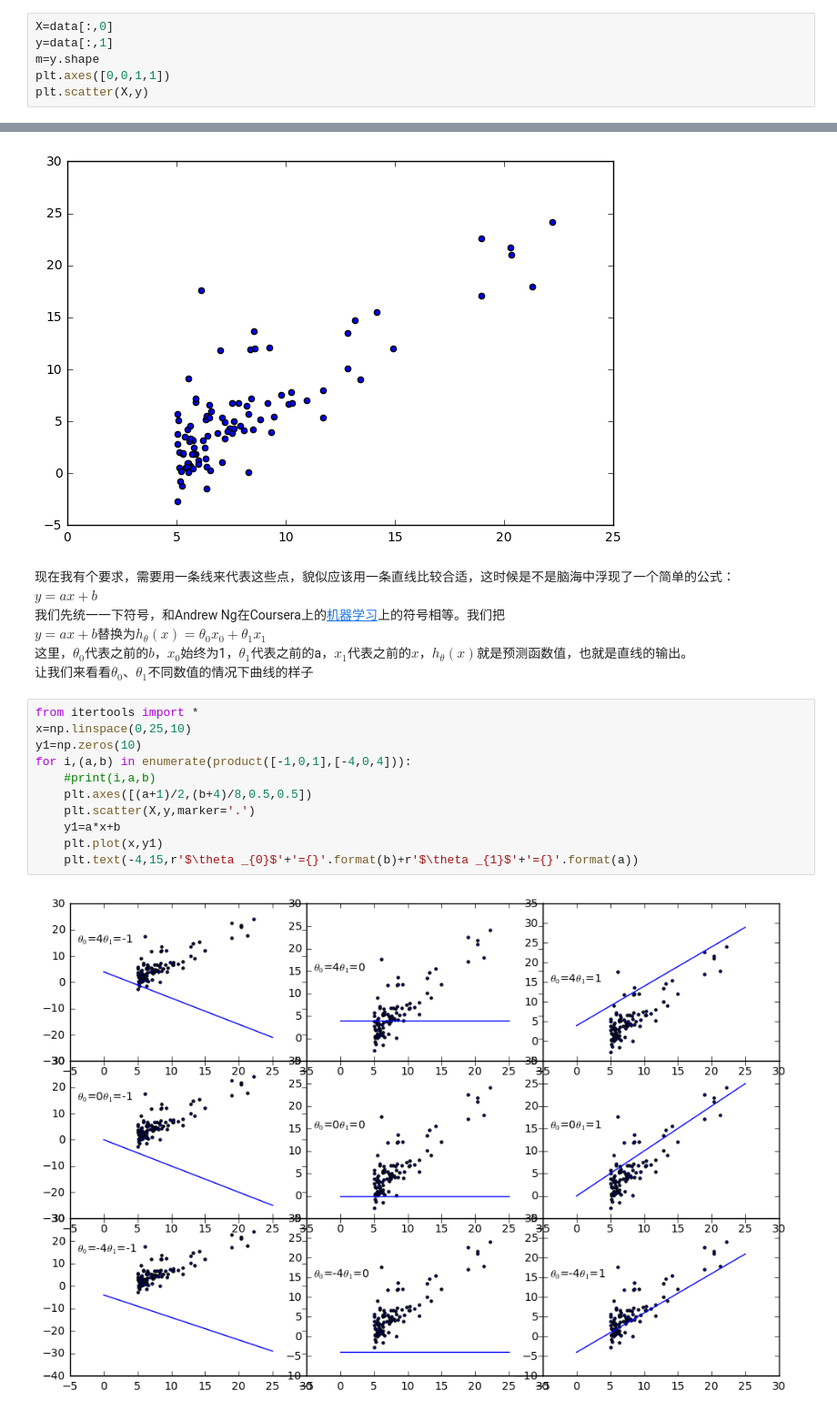
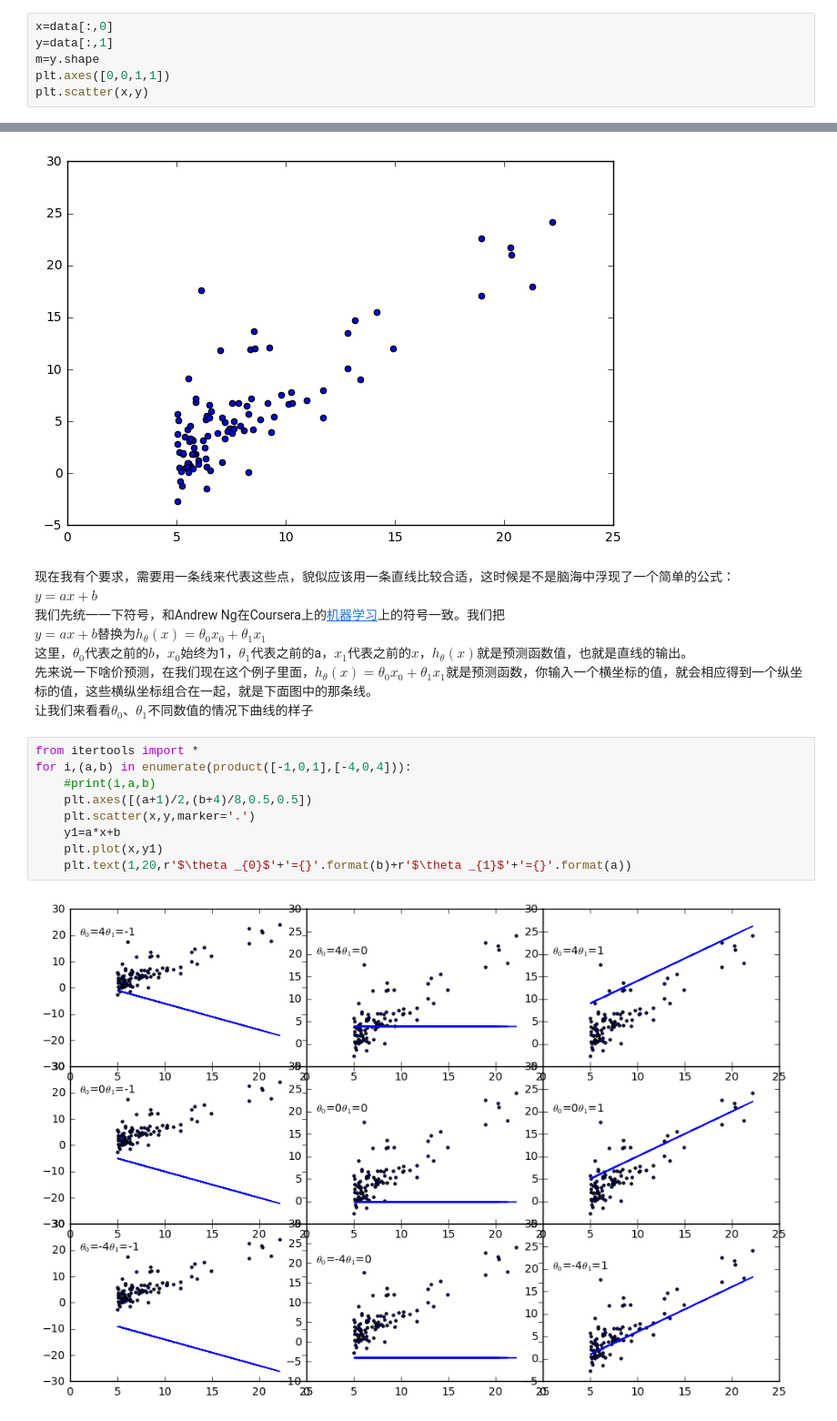
Before and after one commit to tiancai13579/Teach-girlfriend-machine-learning, a Jupyter notebook: 01简单介绍与线性回归/01简单介绍与线性回归.ipynb, the cells around one changed output, grey strips where cells are left out. Shown: that part at 91% size. Cells and saved outputs as stored; diff of their text form.

```diff
--- a/01简单介绍与线性回归/01简单介绍与线性回归.ipynb
+++ b/01简单介绍与线性回归/01简单介绍与线性回归.ipynb
@@ -47,29 +47,28 @@ x轴的数据是是data的第一列，y轴的数据是data的第二列，为啥
 # %%
-X=data[:,0]
+x=data[:,0]
 y=data[:,1]
 m=y.shape
 plt.axes([0,0,1,1])
-plt.scatter(X,y)
+plt.scatter(x,y)
 # %% [output]
 <matplotlib.collections.PathCollection at 0x...>
 [figure]
 # %% [markdown]
 现在我有个要求，需要用一条线来代表这些点，貌似应该用一条直线比较合适，这时候是不是脑海中浮现了一个简单的公式：
 $y = ax + b$
-我们先统一一下符号，和Andrew Ng在Coursera上的[机器学习](https://www.coursera.org/learn/machine-learning/)上的符号相等。我们把
+我们先统一一下符号，和Andrew Ng在Coursera上的[机器学习](https://www.coursera.org/learn/machine-learning/)上的符号一致。我们把
 $y = ax + b$替换为$h_{\theta}(x) = \theta _{0}x_{0}+\theta _{1}x_{1}$
 这里，$\theta _{0}$代表之前的$b$，$x_{0}$始终为1，$\theta _{1}$代表之前的a，$x_{1}$代表之前的$x$，$h_{\theta}(x)$就是预测函数值，也就是直线的输出。
+先来说一下啥价预测，在我们现在这个例子里面，$h_{\theta}(x) = \theta _{0}x_{0}+\theta _{1}x_{1}$就是预测函数，你输入一个横坐标的值，就会相应得到一个纵坐标的值，这些横纵坐标组合在一起，就是下面图中的那条线。
 让我们来看看$\theta _{0}$、$\theta _{1}$不同数值的情况下曲线的样子
 # %%
 from itertools import *
-x=np.linspace(0,25,10)
-y1=np.zeros(10)
 for i,(a,b) in enumerate(product([-1,0,1],[-4,0,4])):
     #print(i,a,b)
     plt.axes([(a+1)/2,(b+4)/8,0.5,0.5])
-    plt.scatter(X,y,marker='.')
+    plt.scatter(x,y,marker='.')
     y1=a*x+b
     plt.plot(x,y1)
-    plt.text(-4,15,r'$\theta _{0}$'+'={}'.format(b)+r'$\theta _{1}$'+'={}'.format(a))
+    plt.text(1,20,r'$\theta _{0}$'+'={}'.format(b)+r'$\theta _{1}$'+'={}'.format(a))
 # %% [output]
-[figure, old version]
+[figure, new version]
```
Also changed, not shown: parts of 7 cells of this notebook, 2 other files.
